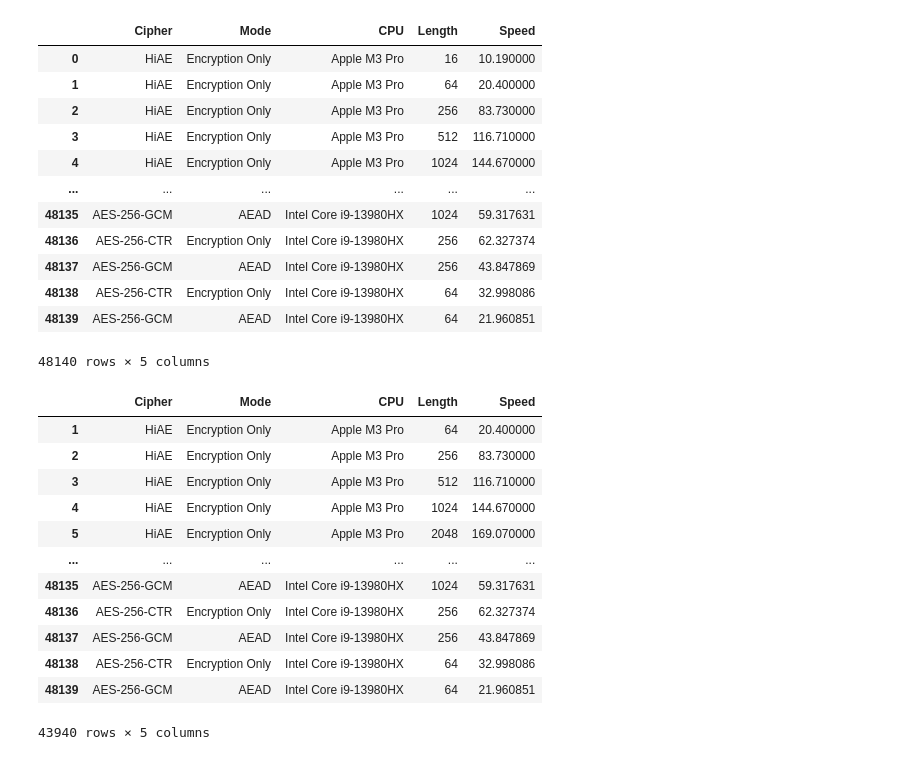
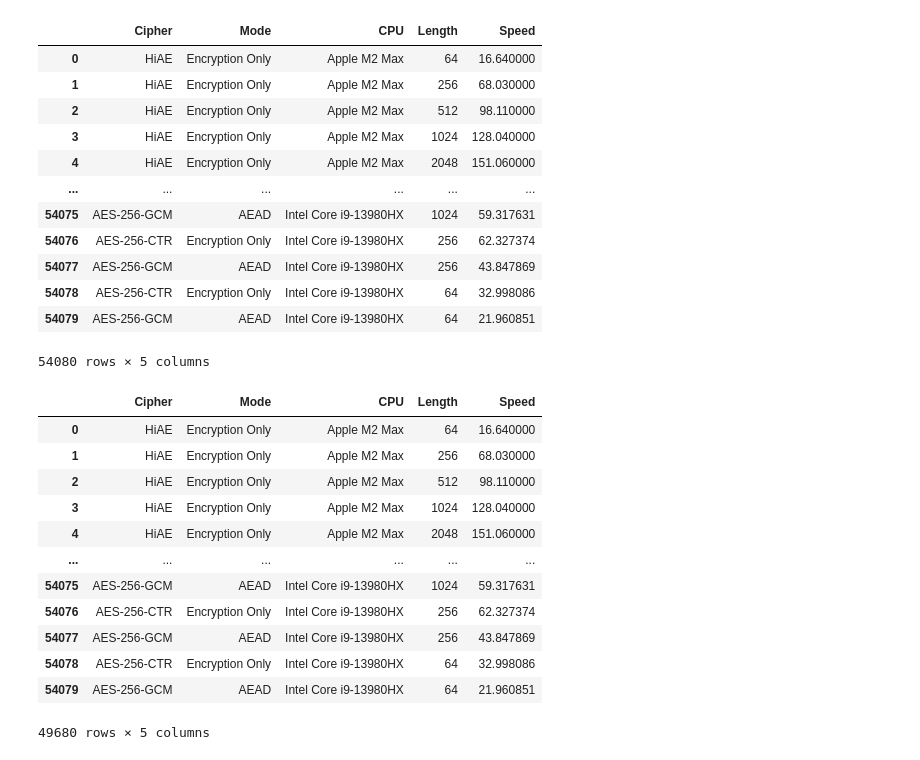
Before and after one commit to Concyclics/Rocca-with-VAES-performance-analysis, a Jupyter notebook: test_logs/plot.ipynb, the cells around one changed output. Cells and saved outputs as stored; diff of their text form; code cells hidden in the pictures.

```diff
--- a/test_logs/plot.ipynb
+++ b/test_logs/plot.ipynb
@@ -57,43 +57,43 @@ def addfile_4(cpu, filename, dftmp):
                 dftmp = pd.concat([dftmp, pd.DataFrame([[cipher, mode, cpu, length, speed]], columns=dftmp.columns)], ignore_index=True)
     return dftmp
 # %%
-Devices_dir = ["M3Pro", "M4", "W3495", "Icelake", "EPYC9334", "7950X", "6242R", "E5-2620v3", "12800HX", "13900HX", "13980HX"]
-Devices = ["Apple M3 Pro", "Apple M4", "Intel Xeon W9-3495X", "Intel Xeon Gold 6326", "AMD EPYC 9334", "AMD Ryzen 9 7950X", "Intel Xeon Gold 6242R", "Intel Xeon E5-2620v3", "Intel Core i7-12800HX", "Intel Core i9-13900HX", "Intel Core i9-13980HX"]
+Devices_dir = ["M2Max", "M3Pro", "M4", "W3495", "Icelake", "EPYC9334", "7950X", "6242R", "E5-2620v3", "12800HX", "13900HX", "13980HX"]
+Devices = ["Apple M2 Max", "Apple M3 Pro", "Apple M4", "Intel Xeon W9-3495X", "Intel Xeon Gold 6326", "AMD EPYC 9334", "AMD Ryzen 9 7950X", "Intel Xeon Gold 6242R", "Intel Xeon E5-2620v3", "Intel Core i7-12800HX", "Intel Core i9-13900HX", "Intel Core i9-13980HX"]
 df = pd.DataFrame(columns=["Cipher", "Mode", "CPU", "Length", "Speed"])
 for device_id in range(len(Devices)):
     device = Devices[device_id]
     device_dir = Devices_dir[device_id]
     df = addfile_4(device, f"{device_dir}/bench_log", df)
     df = addfile_3(device, f"{device_dir}/AES_log", df)
 df
 # %% [output]
 |  | Cipher | Mode | CPU | Length | Speed |
-| 0 | HiAE | Encryption Only | Apple M3 Pro | 16 | 10.190000 |
-| 1 | HiAE | Encryption Only | Apple M3 Pro | 64 | 20.400000 |
-| 2 | HiAE | Encryption Only | Apple M3 Pro | 256 | 83.730000 |
-| 3 | HiAE | Encryption Only | Apple M3 Pro | 512 | 116.710000 |
-| 4 | HiAE | Encryption Only | Apple M3 Pro | 1024 | 144.670000 |
+| 0 | HiAE | Encryption Only | Apple M2 Max | 64 | 16.640000 |
+| 1 | HiAE | Encryption Only | Apple M2 Max | 256 | 68.030000 |
+| 2 | HiAE | Encryption Only | Apple M2 Max | 512 | 98.110000 |
+| 3 | HiAE | Encryption Only | Apple M2 Max | 1024 | 128.040000 |
+| 4 | HiAE | Encryption Only | Apple M2 Max | 2048 | 151.060000 |
 | ... | ... | ... | ... | ... | ... |
-| 48135 | AES-256-GCM | AEAD | Intel Core i9-13980HX | 1024 | 59.317631 |
-| 48136 | AES-256-CTR | Encryption Only | Intel Core i9-13980HX | 256 | 62.327374 |
-| 48137 | AES-256-GCM | AEAD | Intel Core i9-13980HX | 256 | 43.847869 |
-| 48138 | AES-256-CTR | Encryption Only | Intel Core i9-13980HX | 64 | 32.998086 |
-| 48139 | AES-256-GCM | AEAD | Intel Core i9-13980HX | 64 | 21.960851 |
+| 54075 | AES-256-GCM | AEAD | Intel Core i9-13980HX | 1024 | 59.317631 |
+| 54076 | AES-256-CTR | Encryption Only | Intel Core i9-13980HX | 256 | 62.327374 |
+| 54077 | AES-256-GCM | AEAD | Intel Core i9-13980HX | 256 | 43.847869 |
+| 54078 | AES-256-CTR | Encryption Only | Intel Core i9-13980HX | 64 | 32.998086 |
+| 54079 | AES-256-GCM | AEAD | Intel Core i9-13980HX | 64 | 21.960851 |
-48140 rows × 5 columns
+54080 rows × 5 columns
 # %%
 df = df[df["Length"] != 16]
 df
 # %% [output]
 |  | Cipher | Mode | CPU | Length | Speed |
-| 1 | HiAE | Encryption Only | Apple M3 Pro | 64 | 20.400000 |
-| 2 | HiAE | Encryption Only | Apple M3 Pro | 256 | 83.730000 |
-| 3 | HiAE | Encryption Only | Apple M3 Pro | 512 | 116.710000 |
-| 4 | HiAE | Encryption Only | Apple M3 Pro | 1024 | 144.670000 |
-| 5 | HiAE | Encryption Only | Apple M3 Pro | 2048 | 169.070000 |
+| 0 | HiAE | Encryption Only | Apple M2 Max | 64 | 16.640000 |
+| 1 | HiAE | Encryption Only | Apple M2 Max | 256 | 68.030000 |
+| 2 | HiAE | Encryption Only | Apple M2 Max | 512 | 98.110000 |
+| 3 | HiAE | Encryption Only | Apple M2 Max | 1024 | 128.040000 |
+| 4 | HiAE | Encryption Only | Apple M2 Max | 2048 | 151.060000 |
 | ... | ... | ... | ... | ... | ... |
-| 48135 | AES-256-GCM | AEAD | Intel Core i9-13980HX | 1024 | 59.317631 |
-| 48136 | AES-256-CTR | Encryption Only | Intel Core i9-13980HX | 256 | 62.327374 |
-| 48137 | AES-256-GCM | AEAD | Intel Core i9-13980HX | 256 | 43.847869 |
-| 48138 | AES-256-CTR | Encryption Only | Intel Core i9-13980HX | 64 | 32.998086 |
-| 48139 | AES-256-GCM | AEAD | Intel Core i9-13980HX | 64 | 21.960851 |
+| 54075 | AES-256-GCM | AEAD | Intel Core i9-13980HX | 1024 | 59.317631 |
+| 54076 | AES-256-CTR | Encryption Only | Intel Core i9-13980HX | 256 | 62.327374 |
+| 54077 | AES-256-GCM | AEAD | Intel Core i9-13980HX | 256 | 43.847869 |
+| 54078 | AES-256-CTR | Encryption Only | Intel Core i9-13980HX | 64 | 32.998086 |
+| 54079 | AES-256-GCM | AEAD | Intel Core i9-13980HX | 64 | 21.960851 |
-43940 rows × 5 columns
+49680 rows × 5 columns
```
Also changed, not shown: parts of 4 cells of this notebook.
